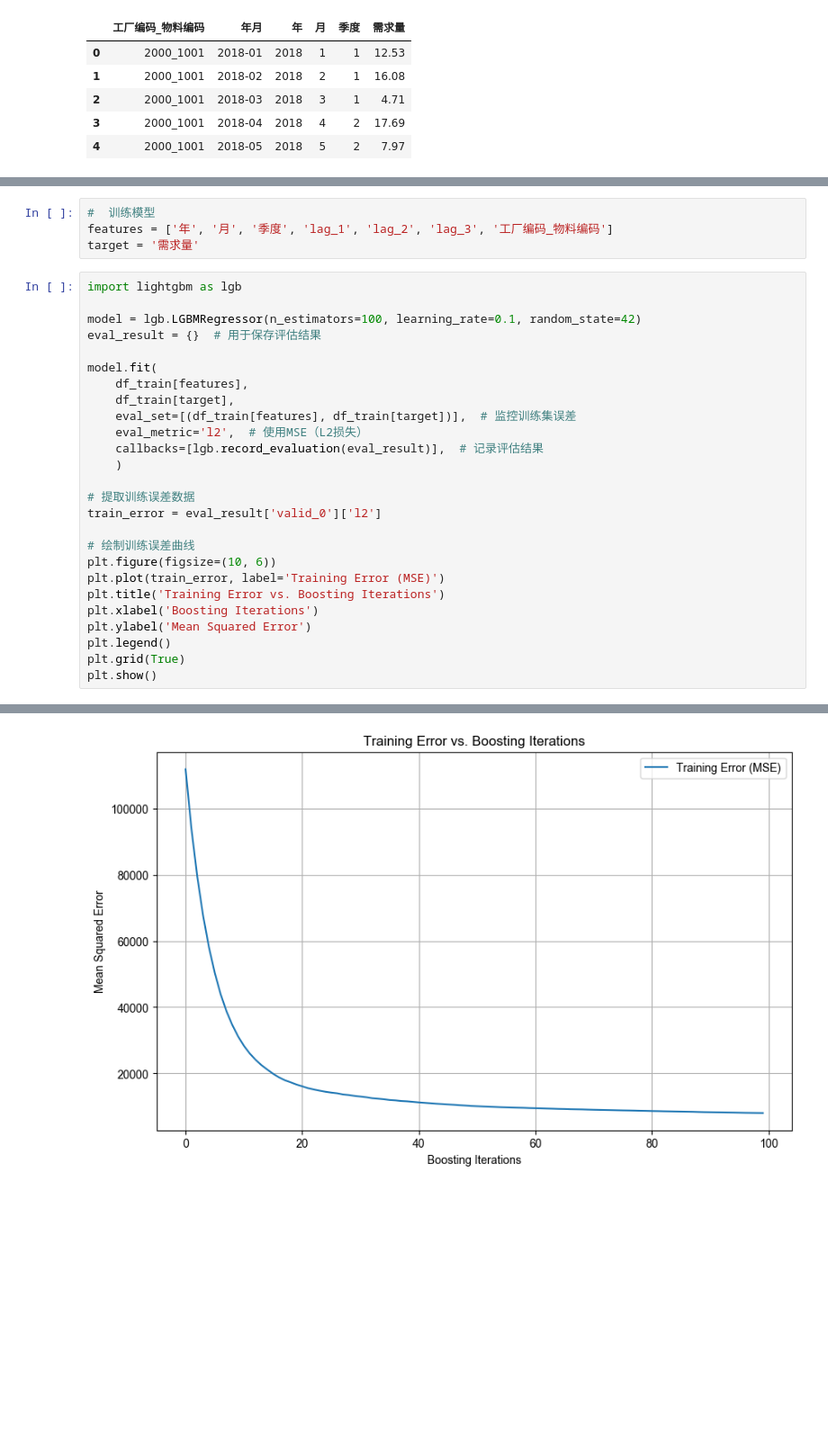
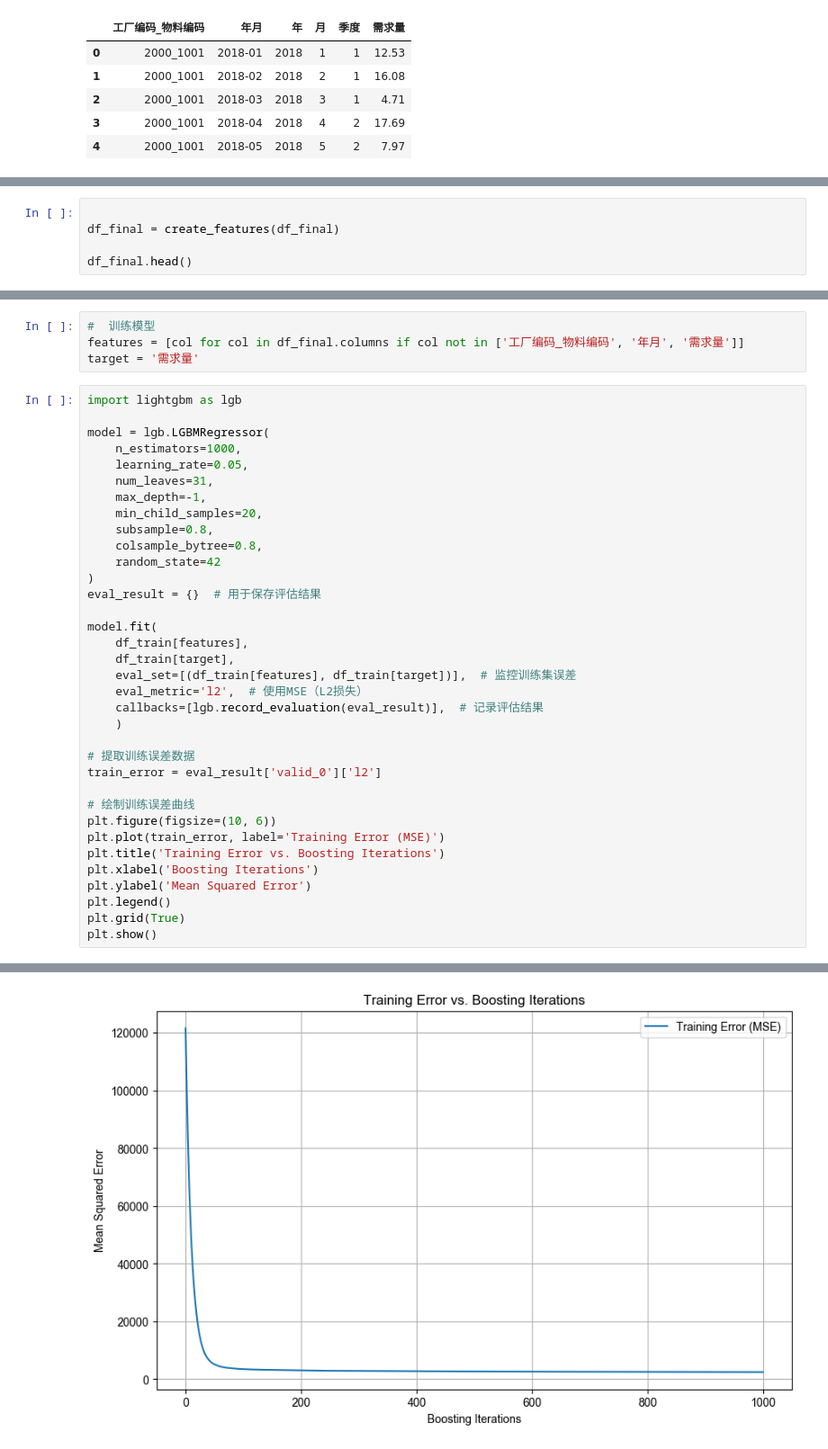
Before and after one commit to djwxfdt/mse-material-predict, a Jupyter notebook: lightbgm.ipynb, the cells around one changed output, grey strips where cells are left out. Shown at 90% size. Saved outputs shown, nothing was run; the diff lists cells and outputs as text; blank space fills up the shorter version.

```diff
--- a/lightbgm.ipynb
+++ b/lightbgm.ipynb
@@ -75,0 +103,5 @@ df_final.head()
+# %%
+
+df_final = create_features(df_final)
+
+df_final.head()
@@ -102,11 +144,20 @@ df_test.head()
 # %%
 #  训练模型
-features = ['年', '月', '季度', 'lag_1', 'lag_2', 'lag_3', '工厂编码_物料编码']
+features = [col for col in df_final.columns if col not in ['工厂编码_物料编码', '年月', '需求量']]
 target = '需求量'
 # %%
 import lightgbm as lgb
 
-model = lgb.LGBMRegressor(n_estimators=100, learning_rate=0.1, random_state=42)
+model = lgb.LGBMRegressor(
+    n_estimators=1000,
+    learning_rate=0.05,
+    num_leaves=31,
+    max_depth=-1,
+    min_child_samples=20,
+    subsample=0.8,
+    colsample_bytree=0.8,
+    random_state=42
+)
 eval_result = {}  # 用于保存评估结果
 
 model.fit(
@@ -137,5 +188,5 @@ You can set `force_col_wise=true` to remove the overhead.
 [LightGBM] [Info] Start training from score 150.472851
-[figure, old version]
+[figure, new version]
 # %%
 from sklearn.metrics import mean_squared_error, mean_absolute_error, r2_score
 
```
Also changed, not shown: parts of 8 cells of this notebook.
